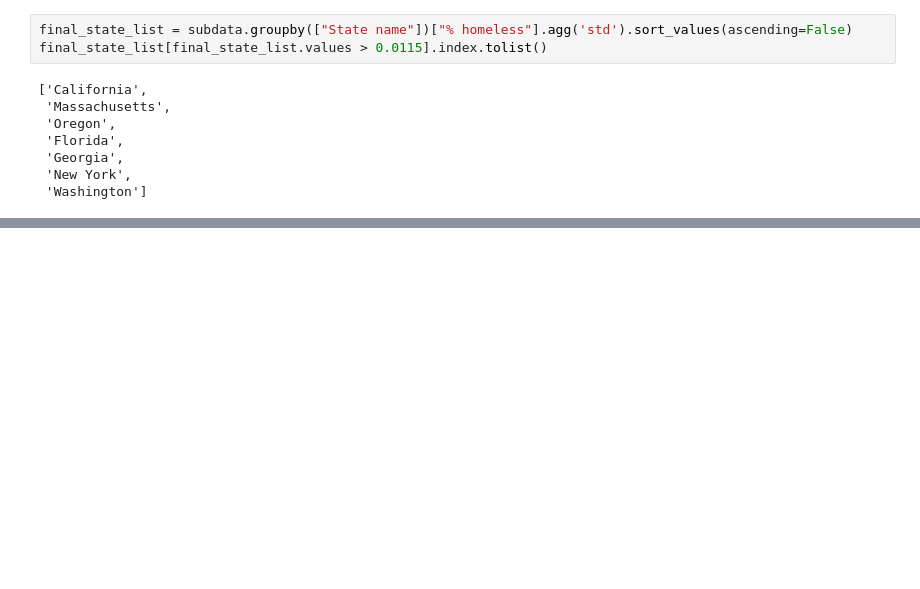
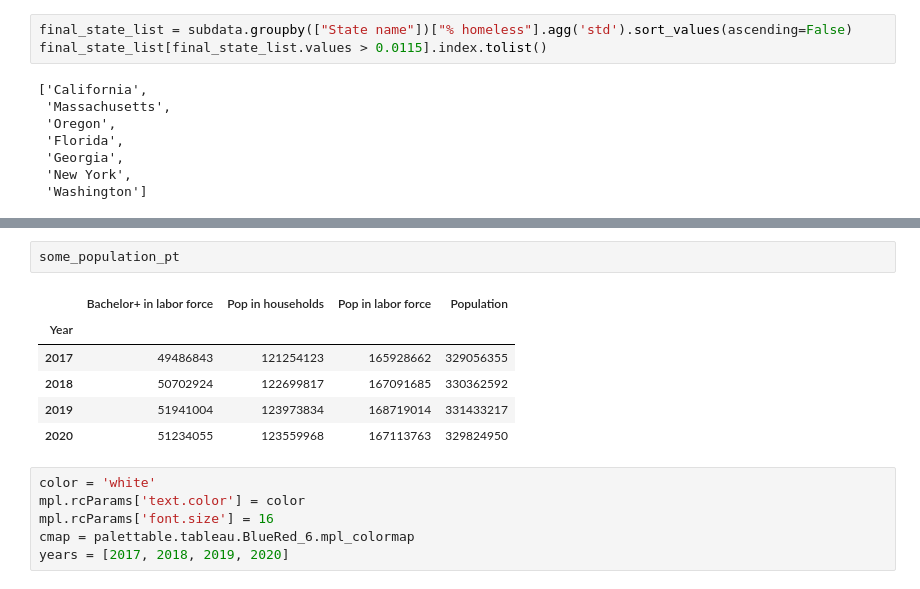
Before and after one commit to aliglara/capstone-c1-DA, a Jupyter notebook: codes/EDA_homeless_pop.ipynb, the cells around one changed output, grey strips where cells are left out. Drawn from its saved outputs; the diff is of its cells as text; blank space fills up the shorter version.

```diff
--- a/codes/EDA_homeless_pop.ipynb
+++ b/codes/EDA_homeless_pop.ipynb
@@ -535,0 +559,15 @@ Due the magnitud order, the homeless population for the rest of the states has b
+# %%
+some_population_pt
+# %% [output]
+|  | Bachelor+ in labor force | Pop in households | Pop in labor force | Population |
+| Year |  |  |  |  |
+| 2017 | 49486843 | 121254123 | 165928662 | 329056355 |
+| 2018 | 50702924 | 122699817 | 167091685 | 330362592 |
+| 2019 | 51941004 | 123973834 | 168719014 | 331433217 |
+| 2020 | 51234055 | 123559968 | 167113763 | 329824950 |
+# %%
+color = 'white'
+mpl.rcParams['text.color'] = color
+mpl.rcParams['font.size'] = 16
+cmap = palettable.tableau.BlueRed_6.mpl_colormap
+years = [2017, 2018, 2019, 2020]
```
Also changed, not shown: parts of 22 cells of this notebook.
